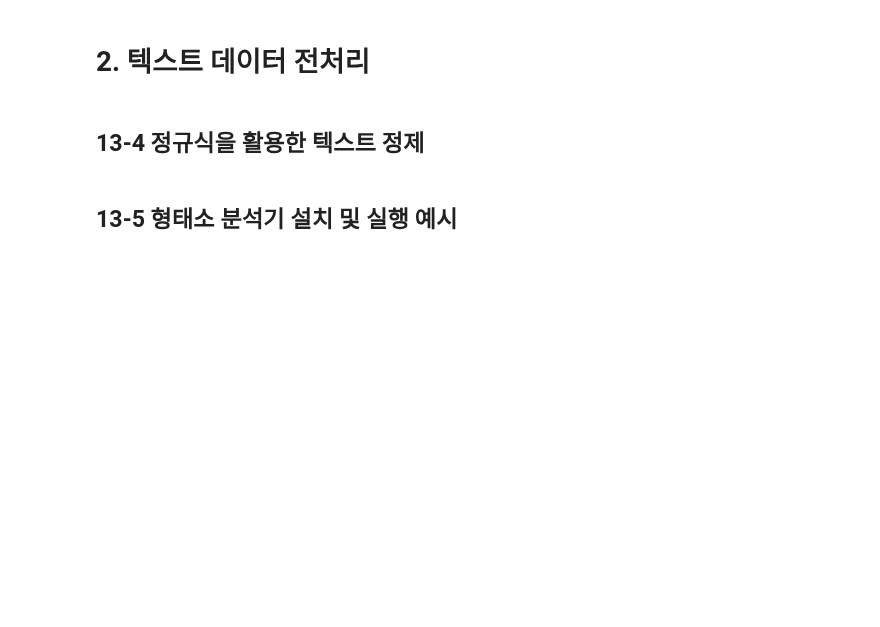
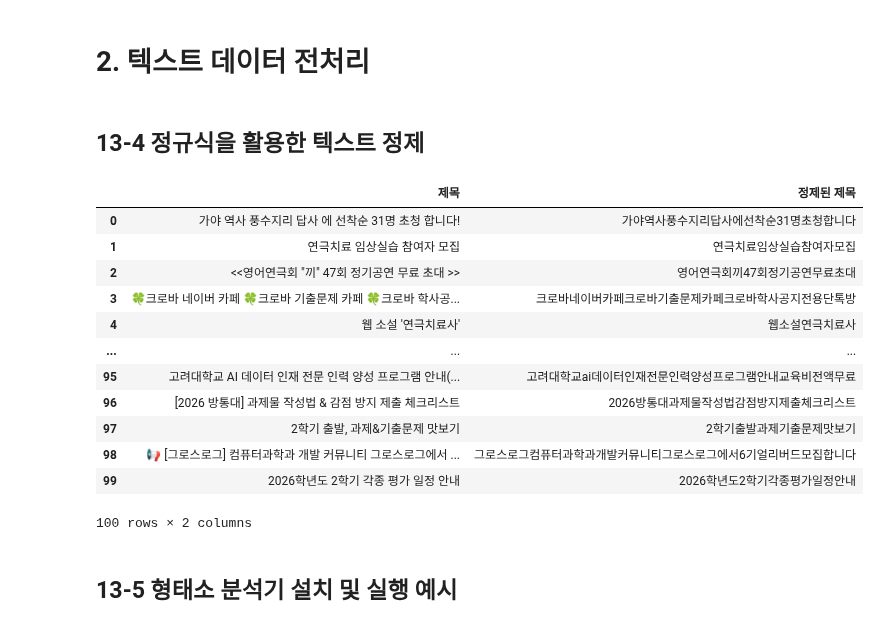
Before and after one commit to Jee-SungHee/Danalysis, a Jupyter notebook: 오픈소스_데이터_분석_13강.ipynb, the cells around one changed output. Cells and saved outputs as stored; diff of their text form; code cells hidden in the pictures; blank space fills up the shorter version.

```diff
--- a/오픈소스_데이터_분석_13강.ipynb
+++ b/오픈소스_데이터_분석_13강.ipynb
@@ -214,27 +231,41 @@ cs_df = pd.DataFrame(data = {'제목': board_titles})
 # %%
 import re
 
 ## 텍스트 정제 함수
 def clean_text(text):
     if isinstance(text, str):
        # 특수 문자 제거 regex (영어 소문자, 영어 대문자, 숫자, 한글, 공백글자만 허용)
-
+       text =re.sub(r'[^a-zA-Z0-9가-힣|s]','', text)
        # HTML 태그 제거 regex
-
+       text =re.sub(r'[^>]*>','', text)
        # 소문자로 변환 python 함수
-
+       text = text.lower()
        return text
     else:
         return ""
 
 ## 데이터프레임 정제 함수
 def clean_df(df):
   if not df.empty:
       df['정제된 제목'] = df['제목'].apply(clean_text)
 
 ## cs_df에 정제 함수 적용
 clean_df(cs_df)
 cs_df
+# %% [output]
+|  | 제목 | 정제된 제목 |
+| 0 | 가야 역사 풍수지리 답사 에 선착순 31명 초청 합니다! | 가야역사풍수지리답사에선착순31명초청합니다 |
+| 1 | 연극치료 임상실습 참여자 모집 | 연극치료임상실습참여자모집 |
+| 2 | <<영어연극회 "끼" 47회 정기공연 무료 초대 >> | 영어연극회끼47회정기공연무료초대 |
+| 3 | 🍀크로바 네이버 카페 🍀크로바 기출문제 카페 🍀크로바 학사공... | 크로바네이버카페크로바기출문제카페크로바학사공지전용단톡방 |
+| 4 | 웹 소설 '연극치료사' | 웹소설연극치료사 |
+| ... | ... | ... |
+| 95 | 고려대학교 AI 데이터 인재 전문 인력 양성 프로그램 안내(... | 고려대학교ai데이터인재전문인력양성프로그램안내교육비전액무료 |
+| 96 | [2026 방통대] 과제물 작성법 & 감점 방지 제출 체크리스트 | 2026방통대과제물작성법감점방지제출체크리스트 |
+| 97 | 2학기 출발, 과제&기출문제 맛보기 | 2학기출발과제기출문제맛보기 |
+| 98 | 📢 [그로스로그] 컴퓨터과학과 개발 커뮤니티 그로스로그에서 ... | 그로스로그컴퓨터과학과개발커뮤니티그로스로그에서6기얼리버드모집합니다 |
+| 99 | 2026학년도 2학기 각종 평가 일정 안내 | 2026학년도2학기각종평가일정안내 |
+100 rows × 2 columns
 # %% [markdown]
 ## 13-5 형태소 분석기 설치 및 실행 예시
 # %%
```
Also changed, not shown: parts of 19 cells of this notebook.
